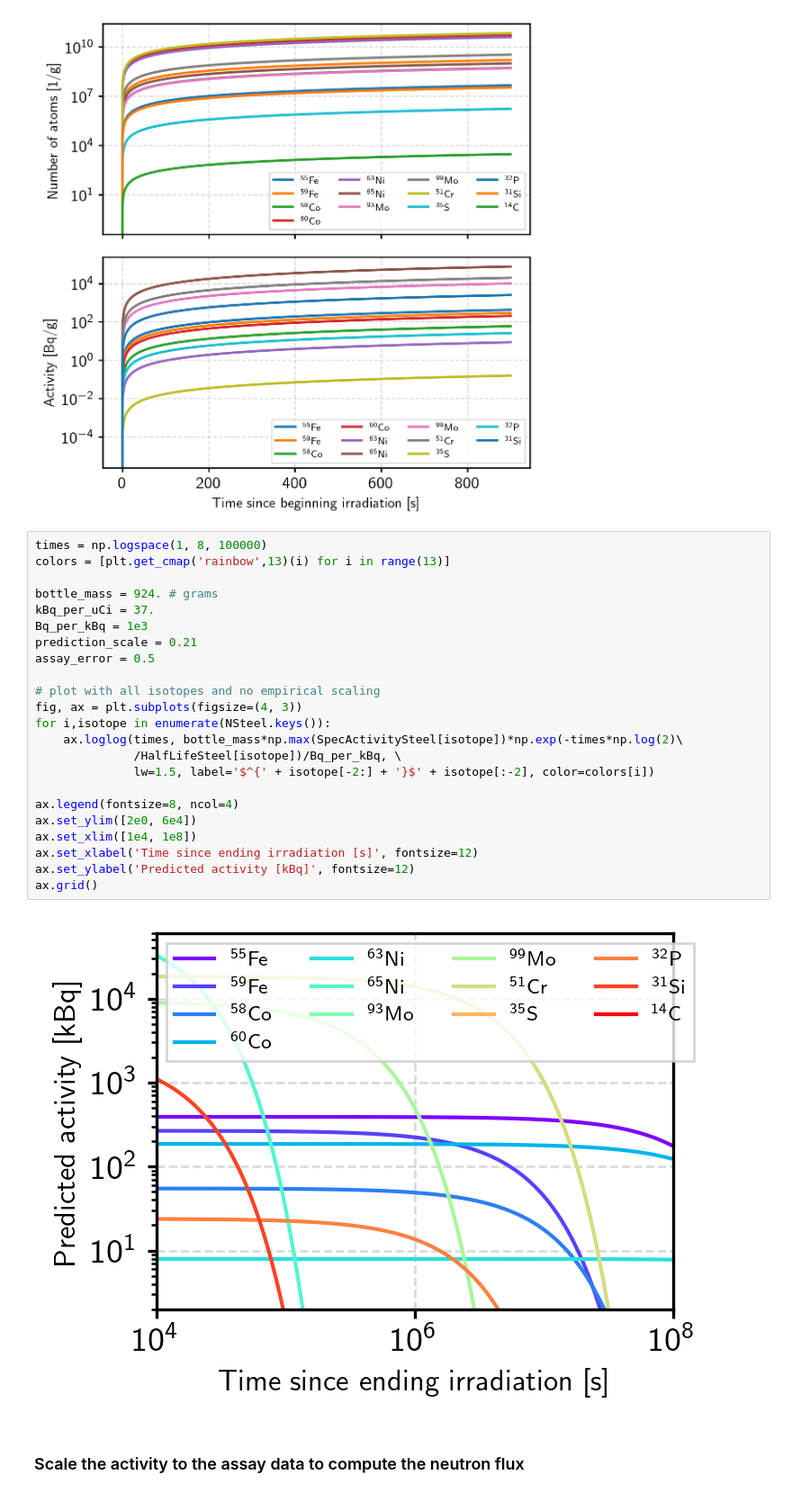
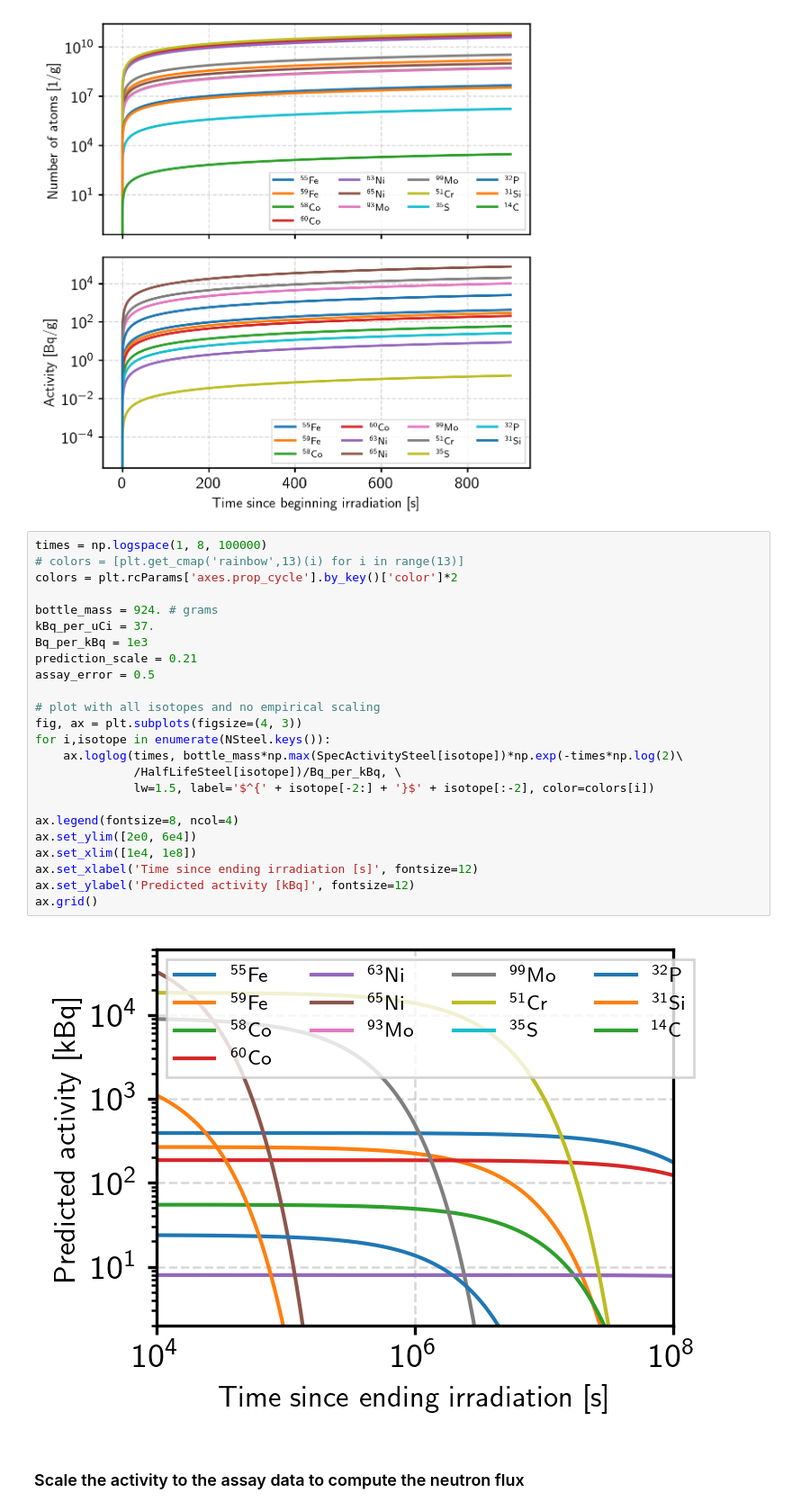
Before and after one commit to clarkehardy/Xe127Simulation, a Jupyter notebook: XeActivation/activation_plots.ipynb, the cells around one changed output. Shown at 90% size. Drawn from its saved outputs; the diff is of its cells as text.

```diff
--- a/XeActivation/activation_plots.ipynb
+++ b/XeActivation/activation_plots.ipynb
@@ -239,29 +239,30 @@ ax[1].grid()
 [figure]
 # %%
 times = np.logspace(1, 8, 100000)
-colors = [plt.get_cmap('rainbow',13)(i) for i in range(13)]
+# colors = [plt.get_cmap('rainbow',13)(i) for i in range(13)]
+colors = plt.rcParams['axes.prop_cycle'].by_key()['color']*2
 
 bottle_mass = 924. # grams
 kBq_per_uCi = 37.
 Bq_per_kBq = 1e3
 prediction_scale = 0.21
 assay_error = 0.5
 
 # plot with all isotopes and no empirical scaling
 fig, ax = plt.subplots(figsize=(4, 3))
 for i,isotope in enumerate(NSteel.keys()):
     ax.loglog(times, bottle_mass*np.max(SpecActivitySteel[isotope])*np.exp(-times*np.log(2)\
               /HalfLifeSteel[isotope])/Bq_per_kBq, \
               lw=1.5, label='$^{' + isotope[-2:] + '}$' + isotope[:-2], color=colors[i])
 
 ax.legend(fontsize=8, ncol=4)
 ax.set_ylim([2e0, 6e4])
 ax.set_xlim([1e4, 1e8])
 ax.set_xlabel('Time since ending irradiation [s]', fontsize=12)
 ax.set_ylabel('Predicted activity [kBq]', fontsize=12)
 ax.grid()
 # %% [output]
-[figure, old version]
+[figure, new version]
 # %% [markdown]
 ### Scale the activity to the assay data to compute the neutron flux
 # %%
```
Also changed, not shown: parts of 9 cells of this notebook, 4 other files.
